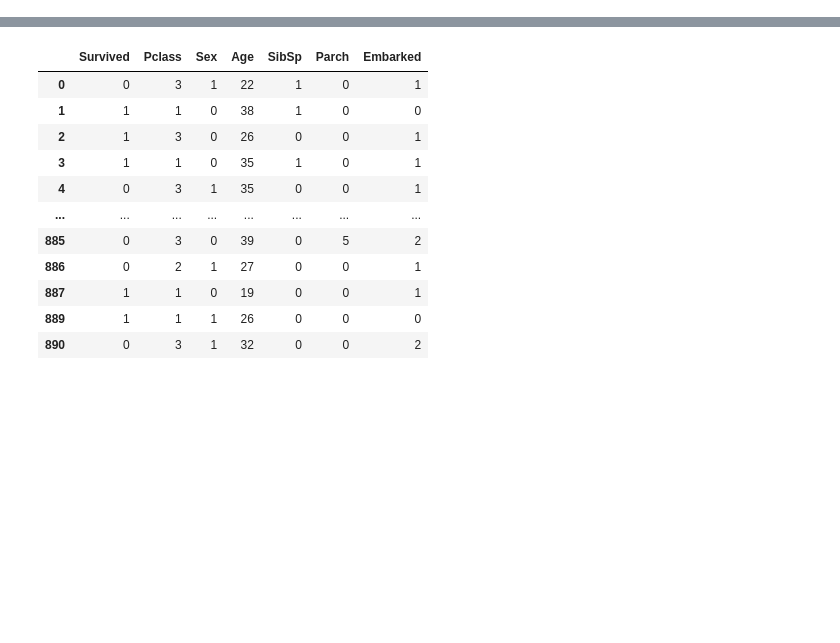
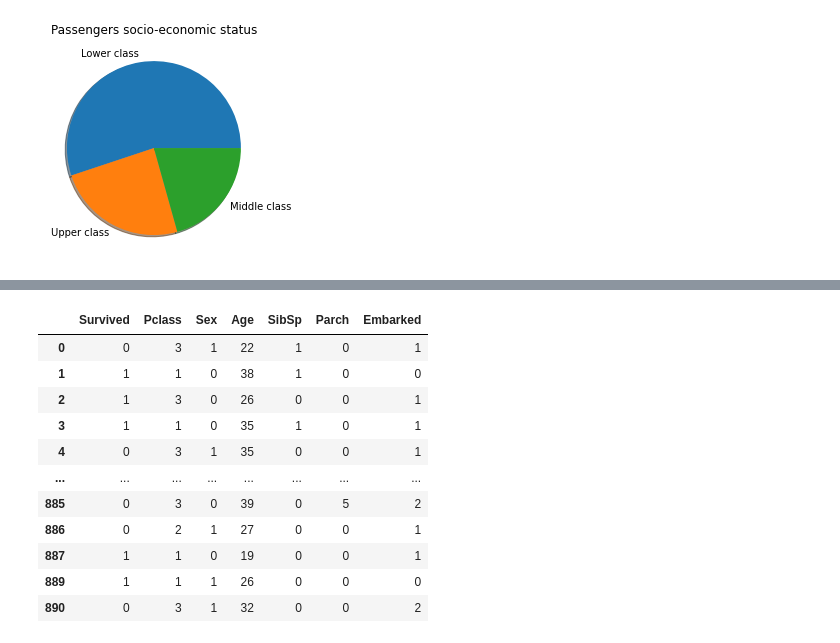
Before and after one commit to M4thez/titanic-machine-learning, a Jupyter notebook: titanic-model-experimental.ipynb, the cells around one changed output, grey strips where cells are left out. Cells and saved outputs as stored; diff of their text form; code cells hidden in the pictures; blank space fills up the shorter version.

```diff
--- a/titanic-model-experimental.ipynb
+++ b/titanic-model-experimental.ipynb
@@ -23,0 +40,8 @@ train_set.head()
+# %%
+pclass_stat = train_set.Pclass.value_counts()
+pclass_labels = ['Lower class', 'Upper class', 'Middle class']
+plt.pie(pclass_stat, labels = pclass_labels, shadow=True)
+plt.title('Passengers socio-economic status')
+plt.show()
+# %% [output]
+[figure, added]
```
Also changed, not shown: parts of 3 cells of this notebook.
